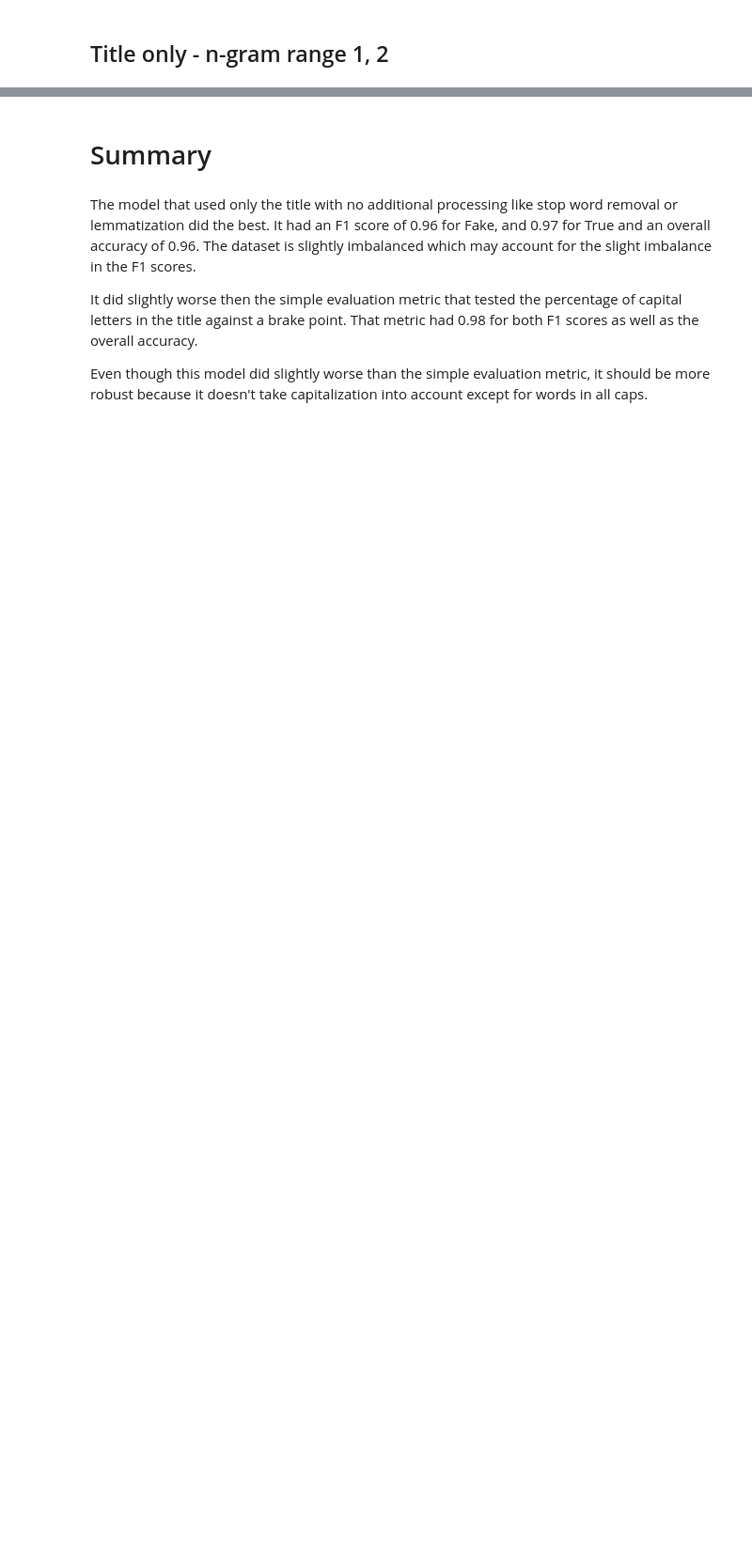
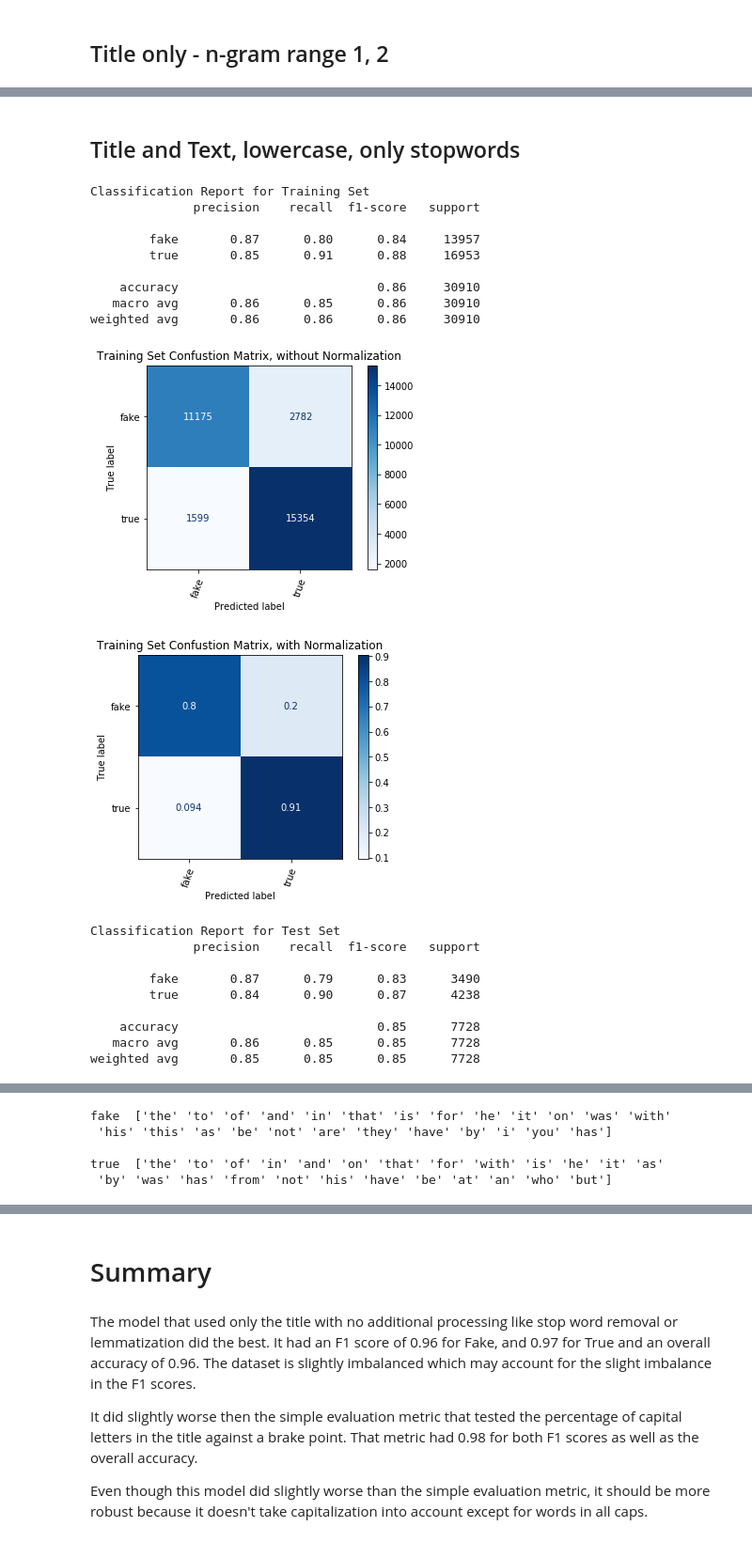
Before and after one commit to merb92/fake-news-classification, a Jupyter notebook: notebooks/nb_bow.ipynb, the cells around one changed output, grey strips where cells are left out. Shown at 94% size. Cells and saved outputs as stored; diff of their text form; code cells hidden in the pictures; blank space fills up the shorter version.

```diff
--- a/notebooks/nb_bow.ipynb
+++ b/notebooks/nb_bow.ipynb
@@ -484,0 +595,32 @@ true  ['trump' "'s" 'u.s.' 'say' 'house' 'republican' 'north' 'russia' 'korea'
+# %% [markdown]
+## Title and Text, lowercase, only stopwords
+# %%
+def lowercase_and_only_stopwords(doc):
+    """Remove stopwords and lowercase tokens"""
+    stop_words = stopwords.words('english')
+    return [token.lower() for token in doc if token.lower() in stop_words]
+# %%
+train_and_eval_model(X_train['title_and_text'], X_test['title_and_text'],
+                     y_train_enc, y_test_enc, le.classes_,
+                     lowercase_and_only_stopwords, passthrough, None)
+# %% [output]
+Classification Report for Training Set
+              precision    recall  f1-score   support
+
+        fake       0.87      0.80      0.84     13957
+        true       0.85      0.91      0.88     16953
+
+    accuracy                           0.86     30910
+   macro avg       0.86      0.85      0.86     30910
+weighted avg       0.86      0.86      0.86     30910
+[figure, added]
+[figure, added]
+Classification Report for Test Set
+              precision    recall  f1-score   support
+
+        fake       0.87      0.79      0.83      3490
+        true       0.84      0.90      0.87      4238
+
+    accuracy                           0.85      7728
+   macro avg       0.86      0.85      0.85      7728
+weighted avg       0.85      0.85      0.85      7728
@@ -484,0 +629,5 @@ true  ['trump' "'s" 'u.s.' 'say' 'house' 'republican' 'north' 'russia' 'korea'
+fake  ['the' 'to' 'of' 'and' 'in' 'that' 'is' 'for' 'he' 'it' 'on' 'was' 'with'
+ 'his' 'this' 'as' 'be' 'not' 'are' 'they' 'have' 'by' 'i' 'you' 'has']
+
+true  ['the' 'to' 'of' 'in' 'and' 'on' 'that' 'for' 'with' 'is' 'he' 'it' 'as'
+ 'by' 'was' 'has' 'from' 'not' 'his' 'have' 'be' 'at' 'an' 'who' 'but']
```
Also changed, not shown: parts of 20 cells of this notebook.
